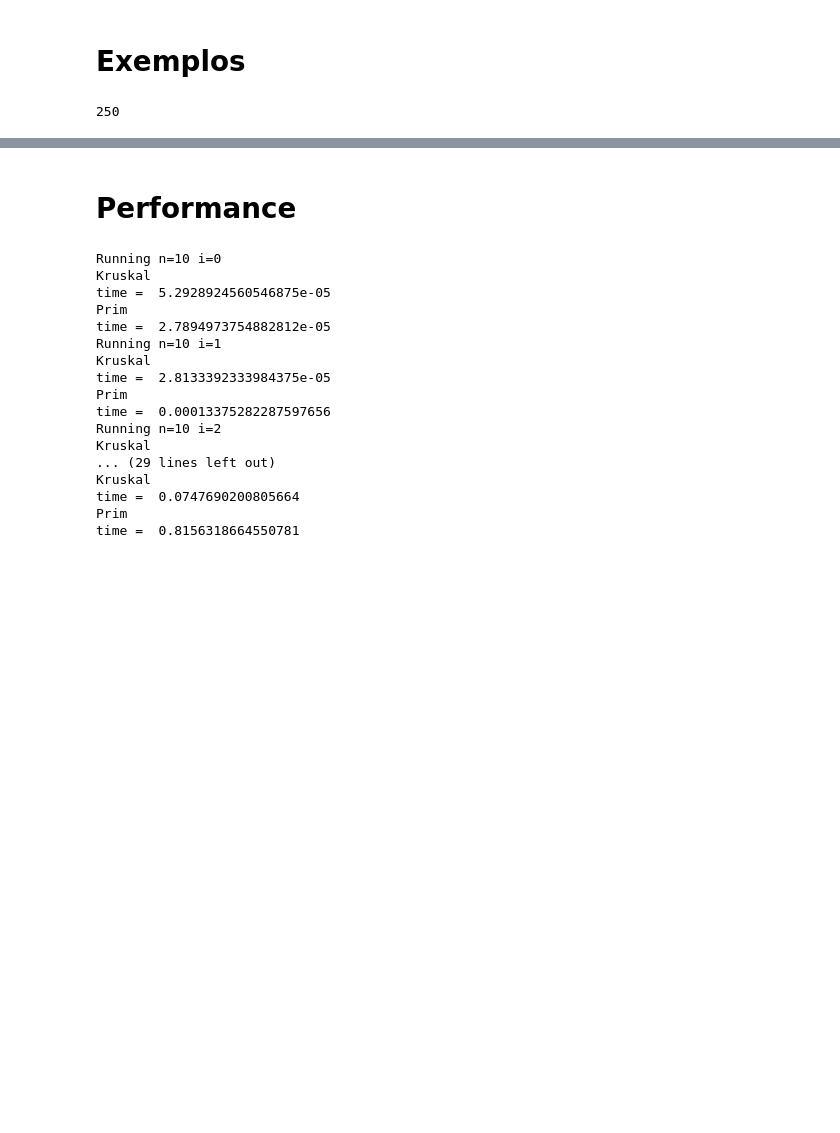
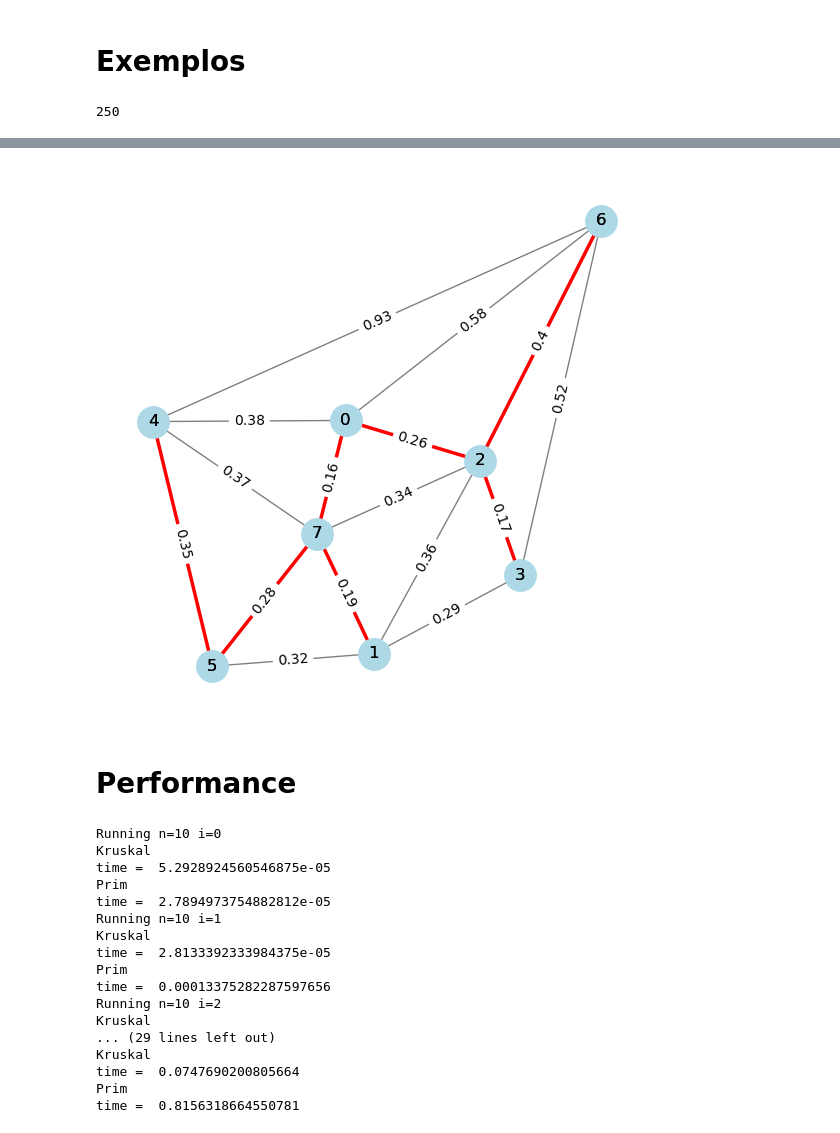
Before and after one commit to mtsodf/algoritmos, a Jupyter notebook: semana09/semana09.ipynb, the cells around one changed output, grey strips where cells are left out. Cells and saved outputs as stored; diff of their text form; code cells hidden in the pictures; blank space fills up the shorter version.

```diff
--- a/semana09/semana09.ipynb
+++ b/semana09/semana09.ipynb
@@ -49,3 +46,22 @@ plt.close()
+# %%
+g = read_from_txt('./data_sedrick/tinyEWG.txt')
+
+fig, ax = plt.subplots(figsize=(7, 7))
+
+pos = g.plot(ax=ax, edge_color='gray')
+
+plt.savefig('./tex/figs/exemplo_0.pdf', bbox_inches='tight')
+
+
+mst = g.kruskal()
+mst.plot(ax=ax, pos=pos, edge_color='red', width=2.5)
+
+plt.savefig('./tex/figs/exemplo_0_kruskal.pdf', bbox_inches='tight')
+
+plt.show()
+plt.close()
+# %% [output]
+[figure, added]
 # %% [markdown]
 # Performance
 # %%
```
Also changed, not shown: parts of 2 cells of this notebook.
